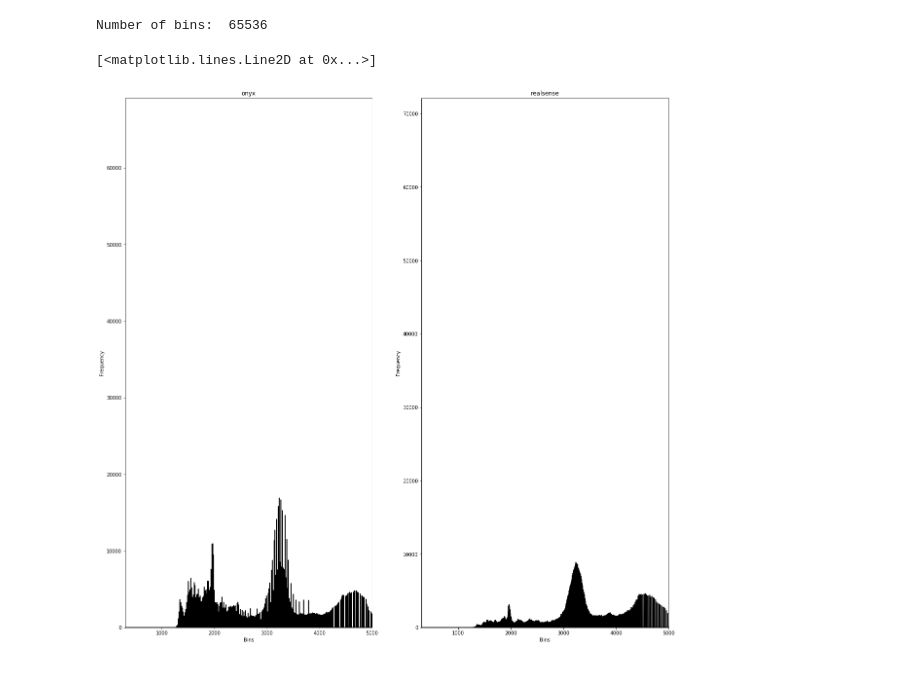
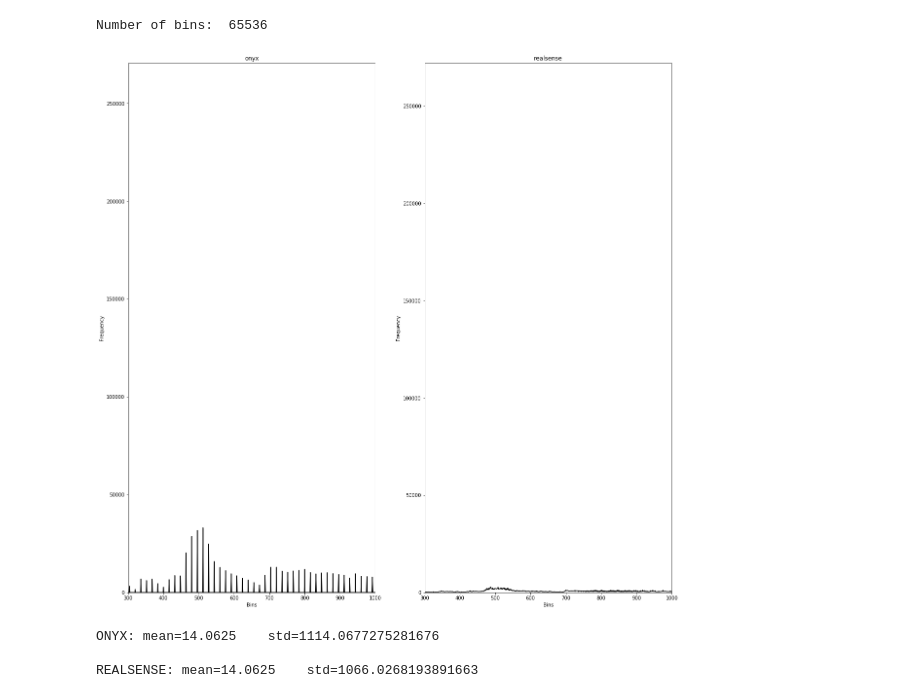
Before and after one commit to filipgrigorov/depth_scaling_experiments, a Jupyter notebook: depth_analysis.ipynb, the cells around one changed output. Saved outputs shown, nothing was run; the diff lists cells and outputs as text; code cells hidden in the pictures.

Commit message:
+ Added more analysis on histogram representations; added smoothing out functionality

```diff
--- a/depth_analysis.ipynb
+++ b/depth_analysis.ipynb
@@ -39,34 +39,49 @@ REALSENSE: mean=2813.793701171875    std=1286.862060546875
 # %%
 # Compute statistical distributions:
 
 nbins = np.power(2, 16)
 print('Number of bins: ', nbins)
 
 onyx_hist, onyx_bins = np.histogram(onyx_depth.ravel(), nbins, [0, nbins])
 
 rs_hist, rs_bins = np.histogram(rs_depth.ravel(), nbins, [0, nbins])
 
 fig = plt.figure(figsize=(20, 20))
 
 ax1 = fig.add_subplot(1, 2, 1)
 ax1.set_title('onyx')
 ax1.set_ylabel('Frequency')
 ax1.set_xlabel('Bins')
-ax1.set_xlim([300, 5000])
+ax1.set_xlim([300, 1000])
 ax1.set_ylim([0, np.max(onyx_hist)])
 ax1.plot(onyx_hist, color='black')
 
 ax2 = fig.add_subplot(1, 2, 2)
 ax2.set_title('realsense')
 ax2.set_ylabel('Frequency')
 ax2.set_xlabel('Bins')
-ax2.set_xlim([300, 5000])
+ax2.set_xlim([300, 1000])
 ax2.set_ylim([0, np.max(rs_hist)])
 ax2.plot(rs_hist, color='black')
+
+plt.savefig('histogram_comparison.png')
 # %% [output]
 Number of bins:  65536
-[<matplotlib.lines.Line2D at 0x...>]
-[figure, old version]
+[figure, new version]
+# %%
+onyx_mean_hist = np.mean(onyx_hist)
+onyx_std_hist = np.std(onyx_hist)
+
+print('ONYX: mean={}    std={}\n'.format(onyx_mean_hist, onyx_std_hist))
+
+rs_mean_hist = np.mean(rs_hist)
+rs_std_hist = np.std(rs_hist)
+
+print('REALSENSE: mean={}    std={}\n'.format(rs_mean_hist, rs_std_hist))
+# %% [output]
+ONYX: mean=14.0625    std=1114.0677275281676
+
+REALSENSE: mean=14.0625    std=1066.0268193891663
 # %%
 # Compare the distributions statistically:
 
```
Also changed, not shown: parts of 6 cells of this notebook, 3 other files.
